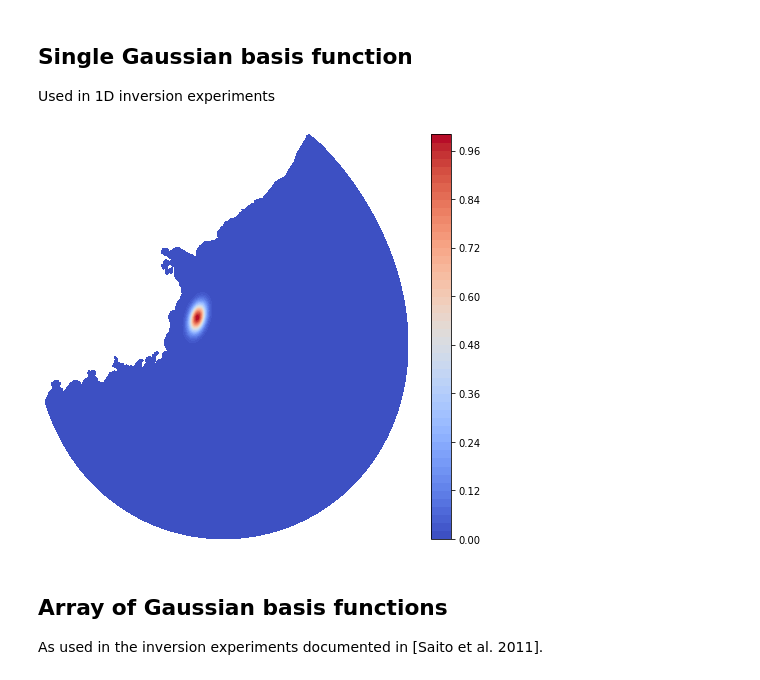
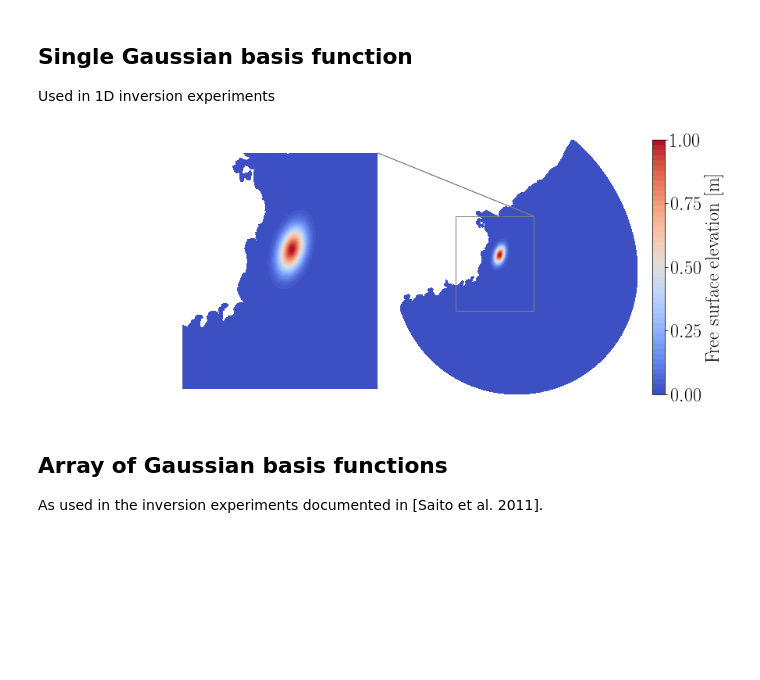
Before and after one commit to jwallwork23/adapt_utils_notebooks, a Jupyter notebook: case_studies/tohoku/01-setup/01-domain-and-initial-conditions.ipynb, the cells around one changed output. Drawn from its saved outputs; the diff is of its cells as text; code cells hidden in the pictures; blank space fills up the shorter version.

```diff
--- a/case_studies/tohoku/01-setup/01-domain-and-initial-conditions.ipynb
+++ b/case_studies/tohoku/01-setup/01-domain-and-initial-conditions.ipynb
@@ -88,20 +91,35 @@ Used in 1D inversion experiments
 # %%
 from adapt_utils.case_studies.tohoku.options.radial_options import TohokuRadialBasisOptions
 
-op = TohokuRadialBasisOptions(level=2, control_parameters=[1.0, ], family='cg-cg')
+op = TohokuRadialBasisOptions(level=2, control_parameters=[1.0, ], nx=1, ny=1, family='cg-cg')
 swp = AdaptiveProblem(op)
 swp.set_initial_condition()
 phi = swp.fwd_solutions[0].split()[1]
-# %%
-height = 6
-figure, axes = plt.subplots(figsize=(height*1.1, height))
-figure.colorbar(tricontourf(phi, levels=50, axes=axes, cmap='coolwarm'), ax=axes);
-axes.axis(False);
-plt.tight_layout()
-plt.savefig('plots/gaussian_basis_function.pdf')
-plt.savefig('plots/gaussian_basis_function.png')
-# %% [output]
-[figure, removed]
+# %%
+height = 6
+figure, axes = plt.subplots(ncols=2, figsize=(2.5*height, height))
+axes[0].axis(False);
+axes = axes[1]
+
+# Plot over whole domain
+cbar = figure.colorbar(tricontourf(phi, levels=51, axes=axes, cmap='coolwarm'), ax=axes)
+cbar.set_label(r"Free surface elevation $[\mathrm m]$");
+cbar.set_ticks(np.linspace(0, 1, 5))
+axes.axis(False);
+
+# Add zoom
+axins = zoomed_inset_axes(axes, 2.5, bbox_to_anchor=[575, 375]) # zoom-factor: 2.5
+tricontourf(phi, levels=51, axes=axins, cmap='coolwarm');
+axins.axis(False);
+axins.set_xlim(xlim);
+axins.set_ylim(ylim);
+mark_inset(axes, axins, loc1=1, loc2=1, fc="none", ec="0.5");
+
+# Save
+plt.savefig('plots/gaussian_basis_function.pdf')
+plt.savefig('plots/gaussian_basis_function.png')
+# %% [output]
+[figure, added]
 # %% [markdown]
 ## Array of Gaussian basis functions
 
```
Also changed, not shown: parts of 3 cells of this notebook.
